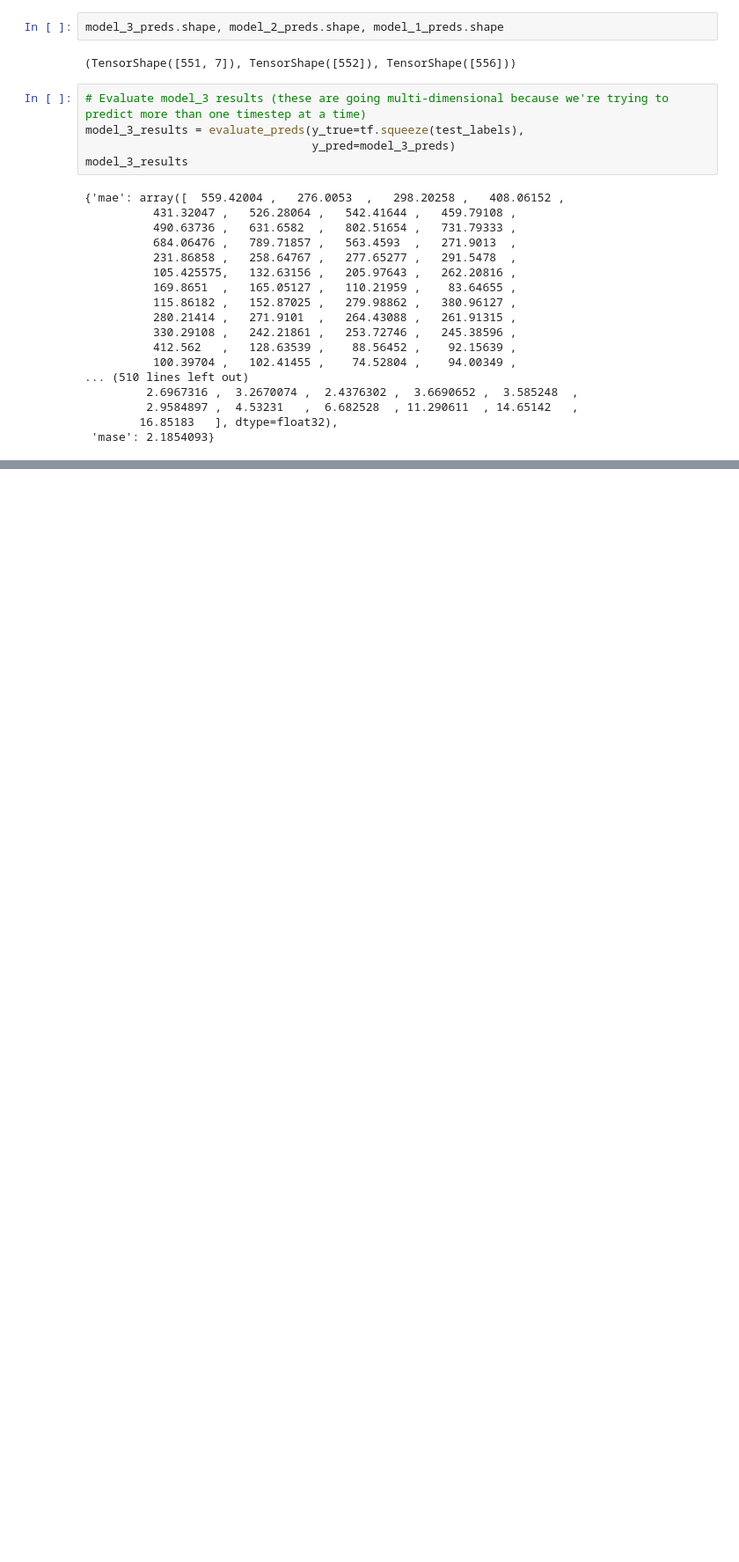
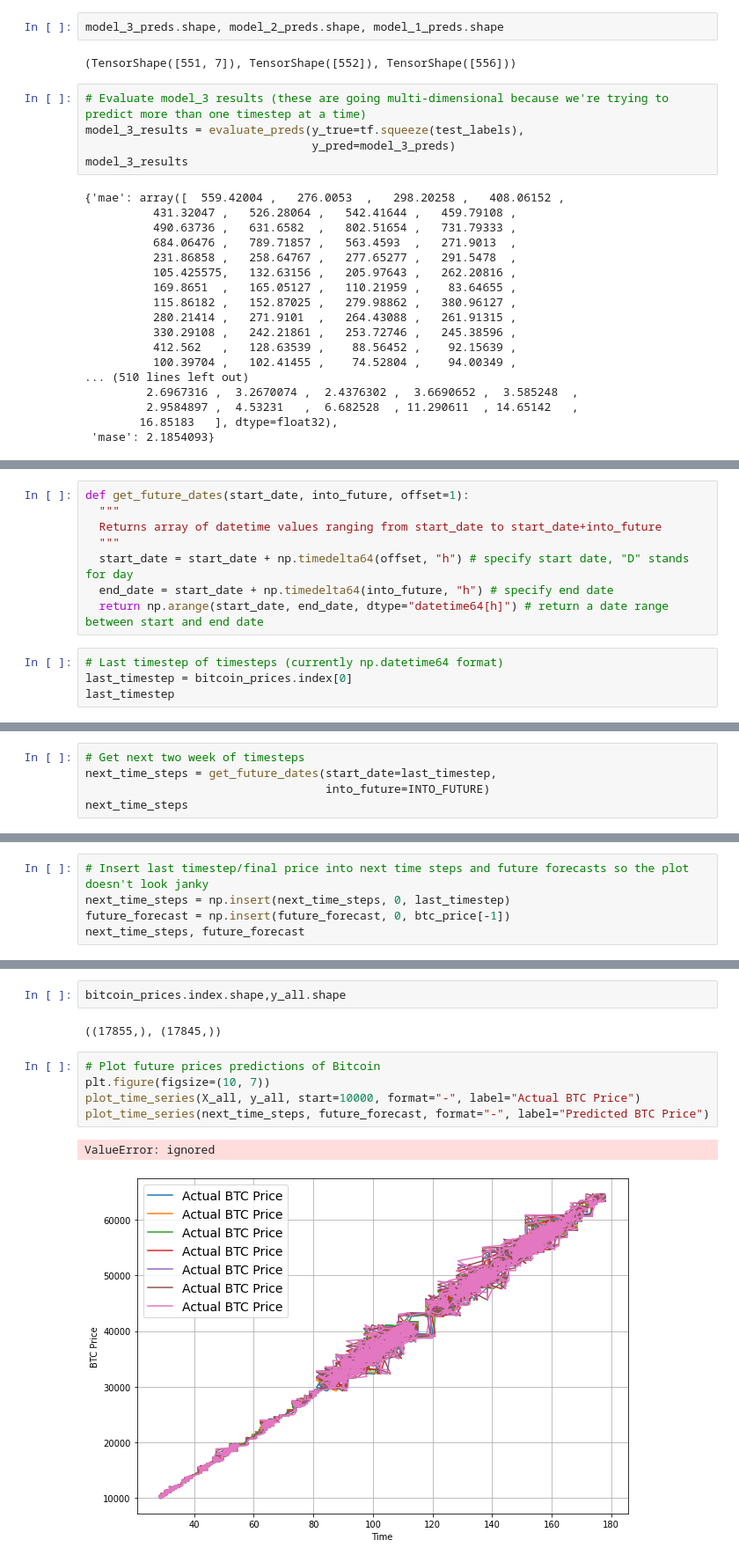
Before and after one commit to ParsaSinichi/Tensorflow_DL, a Jupyter notebook: Time_series_forecasting_.ipynb, the cells around one changed output, grey strips where cells are left out. Shown: that part at 88% size. Saved outputs shown, nothing was run; the diff lists cells and outputs as text; blank space fills up the shorter version.

```diff
--- a/Time_series_forecasting_.ipynb
+++ b/Time_series_forecasting_.ipynb
@@ -761,0 +987,12 @@ model_3_results
+# %%
+def get_future_dates(start_date, into_future, offset=1):
+  """
+  Returns array of datetime values ranging from start_date to start_date+into_future
+  """
+  start_date = start_date + np.timedelta64(offset, "h") # specify start date, "D" stands for day
+  end_date = start_date + np.timedelta64(into_future, "h") # specify end date
+  return np.arange(start_date, end_date, dtype="datetime64[h]") # return a date range between start and end date
+# %%
+# Last timestep of timesteps (currently np.datetime64 format)
+last_timestep = bitcoin_prices.index[0]
+last_timestep
@@ -761,0 +1001,5 @@ model_3_results
+# %%
+# Get next two week of timesteps
+next_time_steps = get_future_dates(start_date=last_timestep,
+                                   into_future=INTO_FUTURE)
+next_time_steps
@@ -761,0 +1008,5 @@ model_3_results
+# %%
+# Insert last timestep/final price into next time steps and future forecasts so the plot doesn't look janky
+next_time_steps = np.insert(next_time_steps, 0, last_timestep)
+future_forecast = np.insert(future_forecast, 0, btc_price[-1])
+next_time_steps, future_forecast
@@ -761,0 +1023,12 @@ model_3_results
+# %%
+bitcoin_prices.index.shape,y_all.shape
+# %% [output]
+((17855,), (17845,))
+# %%
+# Plot future prices predictions of Bitcoin
+plt.figure(figsize=(10, 7))
+plot_time_series(X_all, y_all, start=10000, format="-", label="Actual BTC Price")
+plot_time_series(next_time_steps, future_forecast, format="-", label="Predicted BTC Price")
+# %% [output]
+ValueError: ignored
+[figure, added]
```
Also changed, not shown: parts of 43 cells of this notebook.
